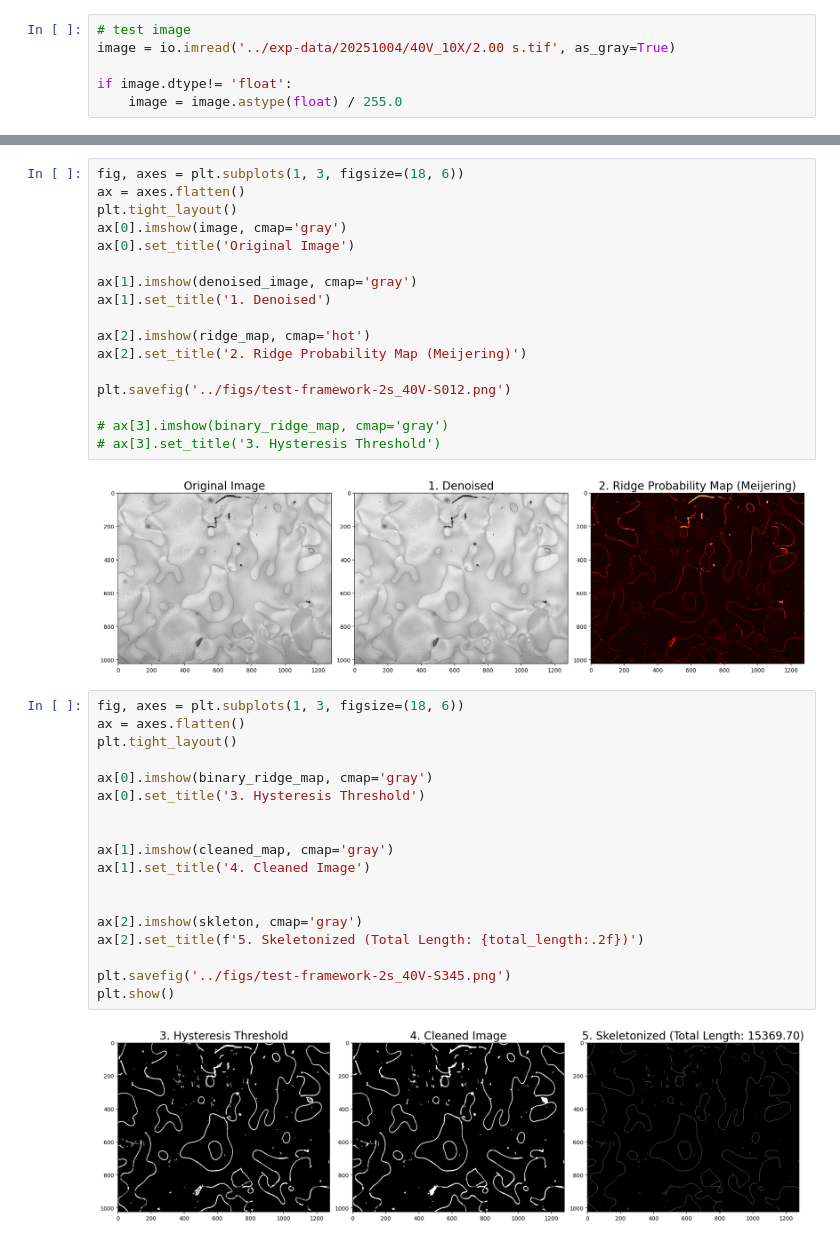
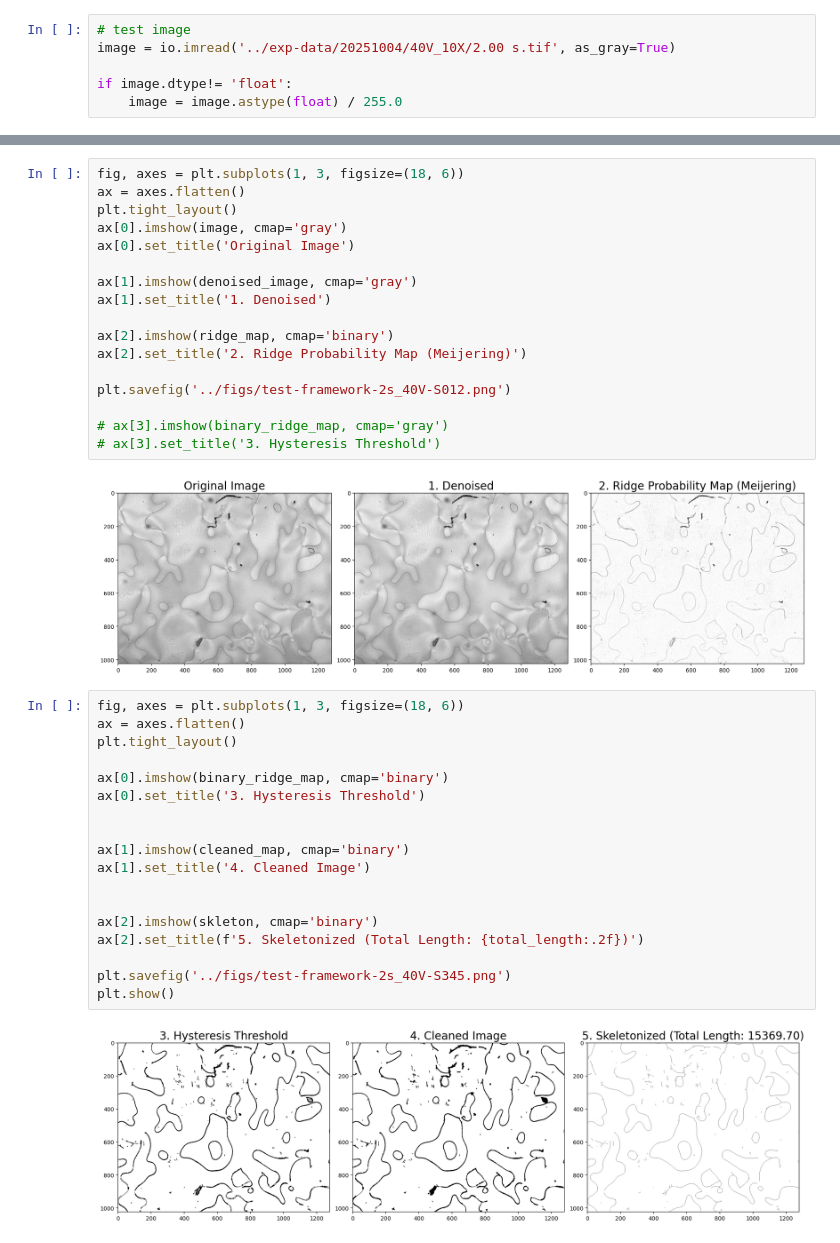
Before and after one commit to mandal-anik10/SLP-CosmoWithLCs, a Jupyter notebook: notebooks/test_framework.ipynb, the cells around one changed output, grey strips where cells are left out. Drawn from its saved outputs; the diff is of its cells as text.

```diff
--- a/notebooks/test_framework.ipynb
+++ b/notebooks/test_framework.ipynb
@@ -47,7 +45,7 @@ ax[0].set_title('Original Image')
 ax[1].imshow(denoised_image, cmap='gray')
 ax[1].set_title('1. Denoised')
 
-ax[2].imshow(ridge_map, cmap='hot')
+ax[2].imshow(ridge_map, cmap='binary')
 ax[2].set_title('2. Ridge Probability Map (Meijering)')
 
 plt.savefig('../figs/test-framework-2s_40V-S012.png')
@@ -55,24 +53,24 @@ plt.savefig('../figs/test-framework-2s_40V-S012.png')
 # ax[3].imshow(binary_ridge_map, cmap='gray')
 # ax[3].set_title('3. Hysteresis Threshold')
 # %% [output]
-[figure, old version]
+[figure, new version]
 # %%
 fig, axes = plt.subplots(1, 3, figsize=(18, 6))
 ax = axes.flatten()
 plt.tight_layout()
 
-ax[0].imshow(binary_ridge_map, cmap='gray')
+ax[0].imshow(binary_ridge_map, cmap='binary')
 ax[0].set_title('3. Hysteresis Threshold')
 
 
-ax[1].imshow(cleaned_map, cmap='gray')
+ax[1].imshow(cleaned_map, cmap='binary')
 ax[1].set_title('4. Cleaned Image')
 
 
-ax[2].imshow(skleton, cmap='gray')
+ax[2].imshow(skleton, cmap='binary')
 ax[2].set_title(f'5. Skeletonized (Total Length: {total_length:.2f})')
 
 plt.savefig('../figs/test-framework-2s_40V-S345.png')
 plt.show()
 # %% [output]
-[figure, old version]
+[figure, new version]
```
Also changed, not shown: parts of 1 cell of this notebook, 2 other files.
